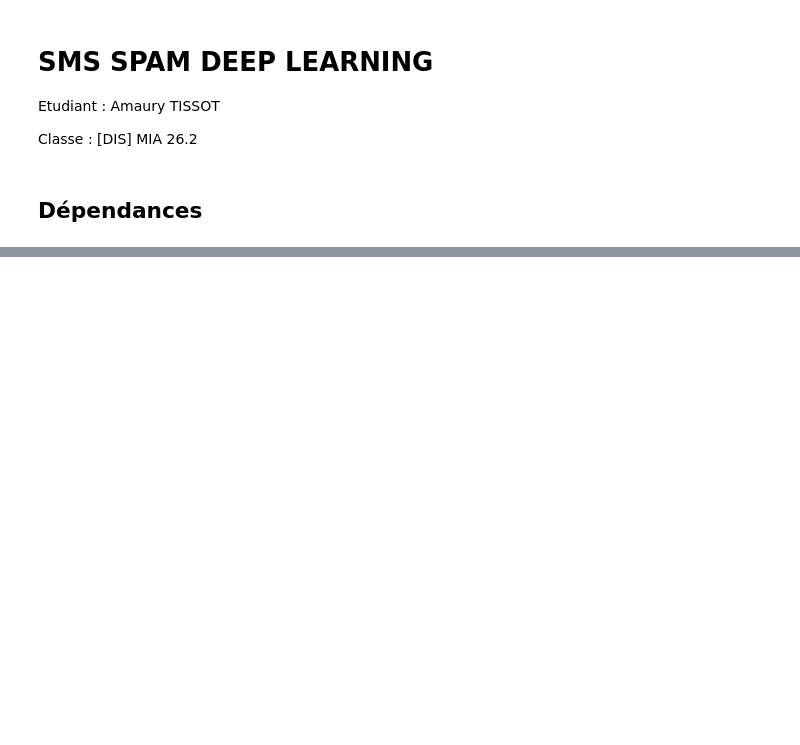
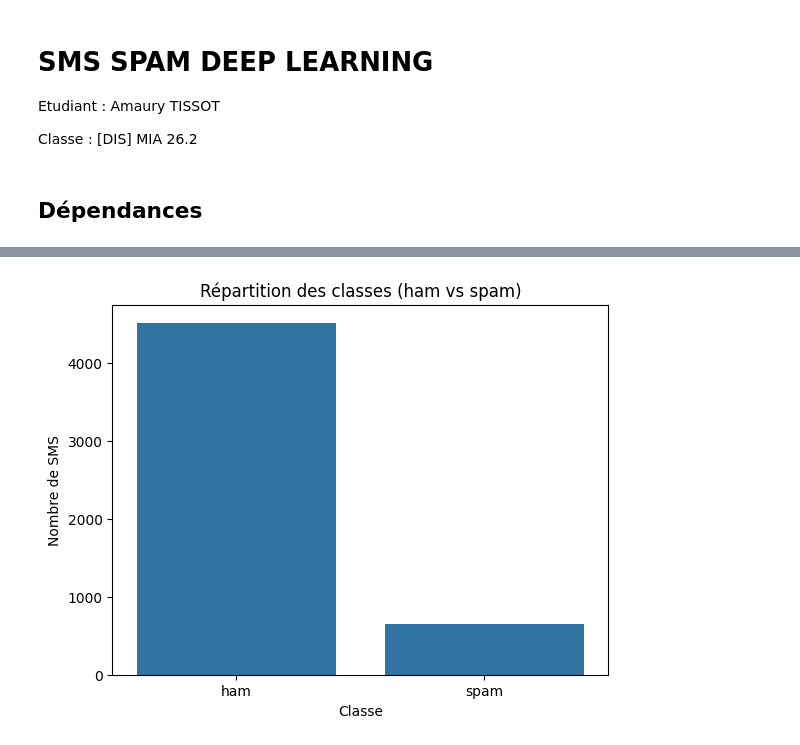
Before and after one commit to AmauryTISSOT/Cours_deep_learning_M2, a Jupyter notebook: notebooks/01-at-sms-spam.ipynb, the cells around one changed output, grey strips where cells are left out. Drawn from its saved outputs; the diff is of its cells as text; code cells hidden in the pictures; blank space fills up the shorter version.

```diff
--- a/notebooks/01-at-sms-spam.ipynb
+++ b/notebooks/01-at-sms-spam.ipynb
@@ -44,0 +84,3 @@ df.head()
+# %%
+df = df.drop_duplicates().reset_index(drop=True)
+print("Nouvelles dimensions du dataframe après suppression des doublons :", df.shape)
@@ -44,0 +113,8 @@ df.head()
+# %%
+sns.countplot(data=df, x="label")
+plt.title("Répartition des classes (ham vs spam)")
+plt.xlabel("Classe")
+plt.ylabel("Nombre de SMS")
+plt.show()
+# %% [output]
+[figure, added]
```
Also changed, not shown: parts of 19 cells of this notebook.
